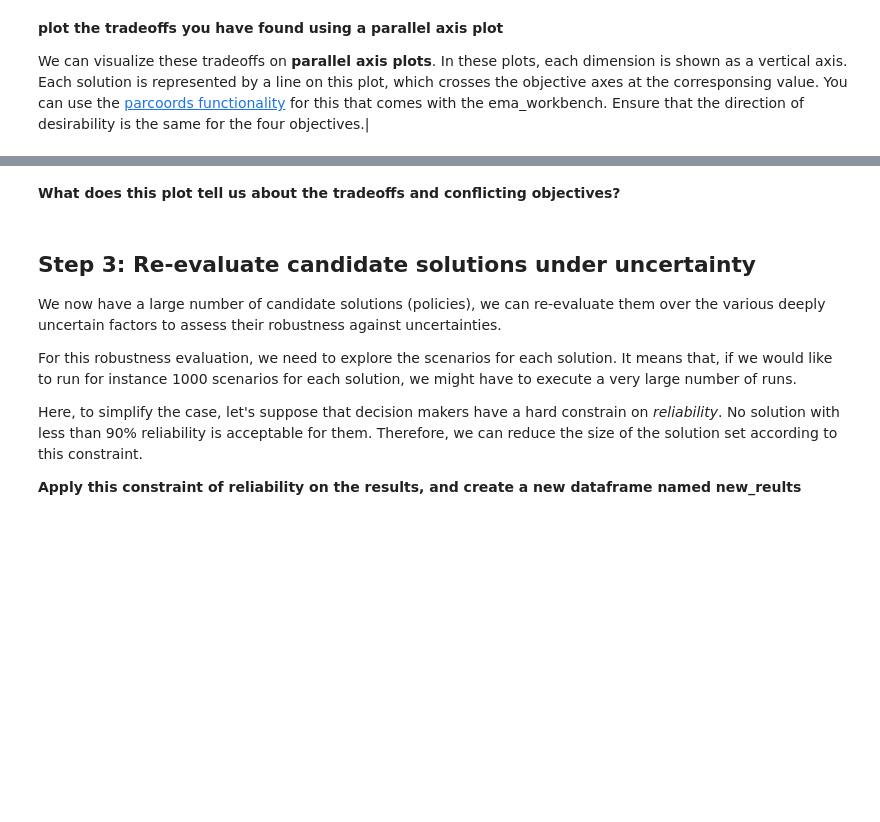
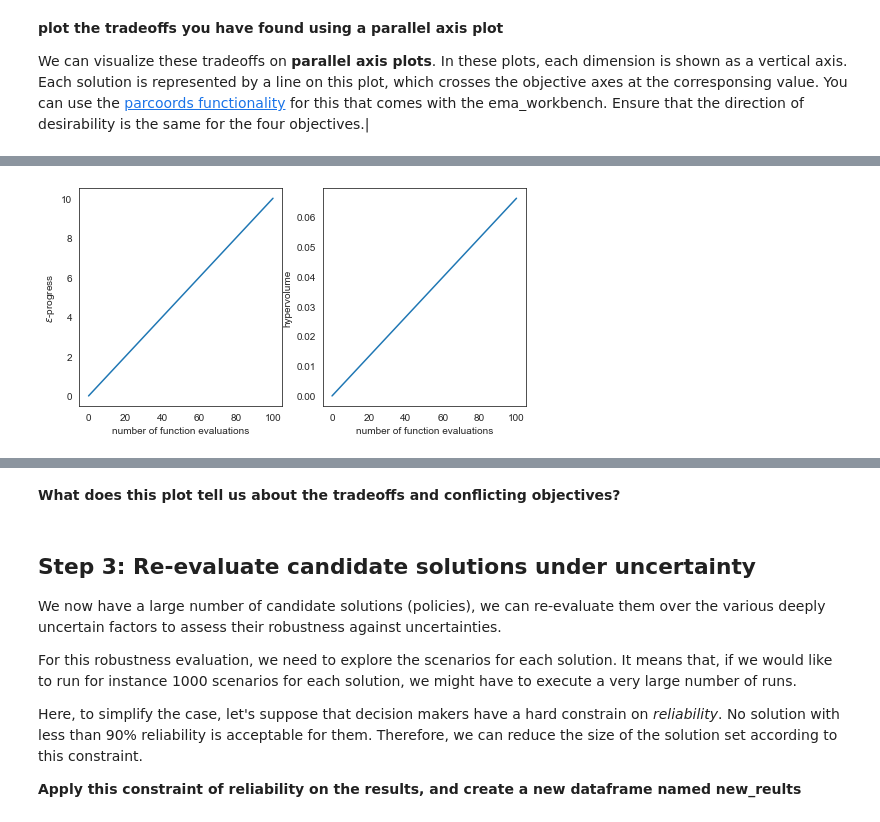
Before and after one commit to floristevito/EPA1361, a Jupyter notebook: lab_sessions/Week 5-6 - robustness and direct search/assignment 8 - MORDM.ipynb, the cells around one changed output, grey strips where cells are left out. Saved outputs shown, nothing was run; the diff lists cells and outputs as text; code cells hidden in the pictures; blank space fills up the shorter version.

```diff
--- a/lab_sessions/Week 5-6 - robustness and direct search/assignment 8 - MORDM.ipynb
+++ b/lab_sessions/Week 5-6 - robustness and direct search/assignment 8 - MORDM.ipynb
@@ -94,10 +97,16 @@ lake_model.levers = [RealParameter('c1',-2.0,2.0),
                            RealParameter('r2',0.0,2.0),
                            RealParameter('w1',0.0,1.0)]
 
-lake_model.outcomes = [ScalarOutcome('max_P', kind=ScalarOutcome.MINIMIZE),
-                  ScalarOutcome('utility', kind=ScalarOutcome.MAXIMIZE),
-                  ScalarOutcome('intertia', kind=ScalarOutcome.MAXIMIZE),
-                  ScalarOutcome('reliability', kind=ScalarOutcome.MAXIMIZE)]
+lake_model.outcomes = [ScalarOutcome('max_P', kind=ScalarOutcome.MINIMIZE,
+                                     expected_range=(0,5)),
+                       ScalarOutcome('utility', kind=ScalarOutcome.MAXIMIZE,
+                                     expected_range=(0,2)),
+                       ScalarOutcome('inertia', kind=ScalarOutcome.MAXIMIZE,
+                                    expected_range=(0,1)),
+                       ScalarOutcome('reliability', kind=ScalarOutcome.MAXIMIZE,
+                                     expected_range=(0,1))]
+
+convergence_metrics = [HyperVolume.from_outcomes(lake_model.outcomes),EpsilonProgress()]
 # %% [markdown]
 ## Step 2: Searching for candidate solutions
 
@@ -160,5 +234,4 @@ We can visualize these tradeoffs on **parallel axis plots**. In these plots, eac
 with MultiprocessingEvaluator(lake_model) as evaluator:
     results1, convergence1 = evaluator.optimize(nfe=1000, searchover='levers',
                                     epsilons=[0.01, 0.01, 0.01, 0.01],
-                                    convergence=convergence_metrics,
-                                    constraints=constraints)
+                                    convergence=convergence_metrics)
@@ -183,10 +299,12 @@ with MultiprocessingEvaluator(lake_model) as evaluator:
 # %%
 fig, (ax1, ax2) = plt.subplots(ncols=2, sharex=True, figsize=(8,4))
-ax1.plot(convergence.nfe, convergence.epsilon_progress)
+ax1.plot(convergence1.nfe, convergence1.epsilon_progress)
 ax1.set_ylabel('$\epsilon$-progress')
-ax2.plot(convergence.nfe, convergence.hypervolume)
+ax2.plot(convergence1.nfe, convergence1.hypervolume)
 ax2.set_ylabel('hypervolume')
 
 ax1.set_xlabel('number of function evaluations')
 ax2.set_xlabel('number of function evaluations')
 plt.show()
+# %% [output]
+[figure, added]
```
Also changed, not shown: parts of 17 cells of this notebook.
